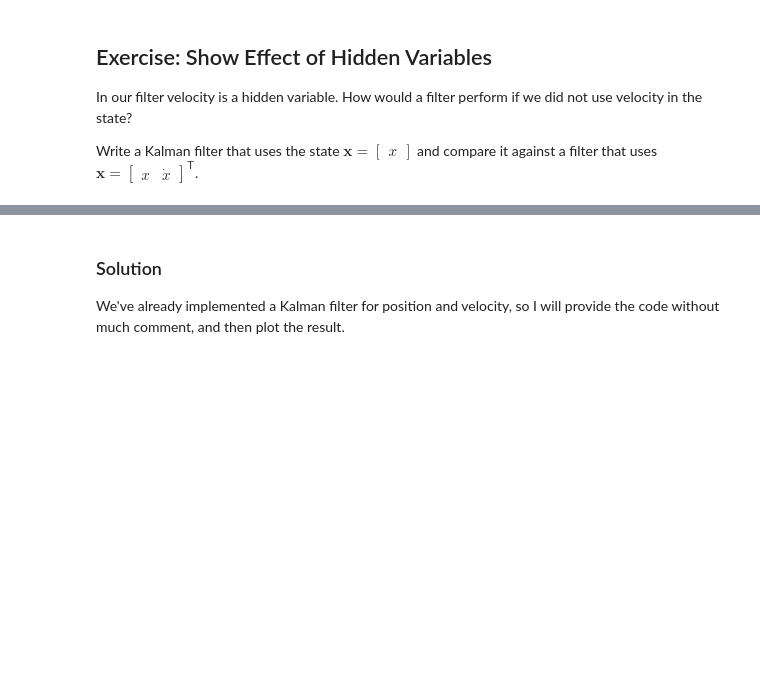
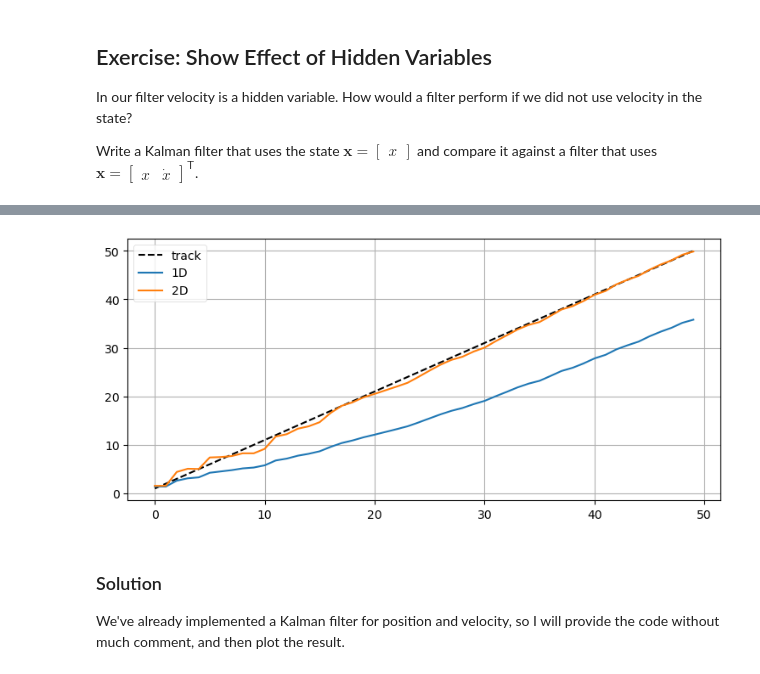
Before and after one commit to JvPost/Kalman-and-Bayesian-Filters-in-Python, a Jupyter notebook: 06-Multivariate-Kalman-Filters.ipynb, the cells around one changed output, grey strips where cells are left out. Drawn from its saved outputs; the diff is of its cells as text; code cells hidden in the pictures; blank space fills up the shorter version.

```diff
--- a/06-Multivariate-Kalman-Filters.ipynb
+++ b/06-Multivariate-Kalman-Filters.ipynb
@@ -1255,3 +1254,76 @@ Write a Kalman filter that uses the state $\mathbf x=\begin{bmatrix}x\end{bmatri
+# %%
+x0 = 0
+P = 50.
+R = 5.
+Q = .02
+vel = 1.
+u = 0
+
+f1d = KalmanFilter(1, 1, 1)
+f1d.x = np.array([[x0]])
+f1d.P *= P
+f1d.H = np.array([[1.]])
+f1d.F = np.array([[1.]])
+f1d.B = np.array([[1.]])
+f1d.Q *= Q
+f1d.R *= R
+
+# def pos_vel_filter(x, P, R, Q=0., dt=1.0):
+#     """ Returns a KalmanFilter which implements a
+#     constant velocity model for a state [x dx].T
+#     """
+
+#     kf = KalmanFilter(dim_x=2, dim_z=1)
+#     kf.x = np.array([x[0], x[1]]) # location and velocity
+#     kf.F = np.array([[1., dt],
+#                      [0.,  1.]])  # state transition matrix
+#     kf.H = np.array([[1., 0]])    # Measurement function
+#     kf.R *= R                     # measurement uncertainty
+#     if np.isscalar(P):
+#         kf.P *= P                 # covariance matrix
+#     else:
+#         kf.P[:] = P               # [:] makes deep copy
+#     if np.isscalar(Q):
+#         kf.Q = Q_discrete_white_noise(dim=2, dt=dt, var=Q)
+#     else:
+#         kf.Q[:] = Q
+#     return kf
+
+f2d = KalmanFilter(dim_x=2, dim_z=1, dim_u=1)
+f2d.x = np.array([[x0, vel]]).T
+f2d.P *= P
+f2d.H = np.array([[1., 0]])
+f2d.F = np.array([[1, dt],
+                  [0, 1]])
+f2d.Q = Q_discrete_white_noise(dim=2, dt=dt, var=0.)
+f2d.R *= R
+u = [u]
+
+xs, xs1, xs2 = [],[],[]
+pos = x0
+
+for _ in range(count):
+    pos += vel;
+    xs.append(pos)
+
+    f1d.predict(u=u)
+    f2d.predict()
+
+    z = pos + np.sqrt(R)*np.random.randn()
+
+    f1d.update(z)
+    f2d.update(z)
+
+    xs1.append(f1d.x[0])
+    xs2.append(f2d.x[0])
+
+plt.plot(xs, color="black", ls="--", label="track")
+plt.plot(xs1, label="1D")
+plt.plot(xs2, label="2D")
+plt.legend()
+plt.show()
+# %% [output]
+[figure, added]
 # %% [markdown]
 ### Solution
 
```
Also changed, not shown: parts of 5 cells of this notebook.
